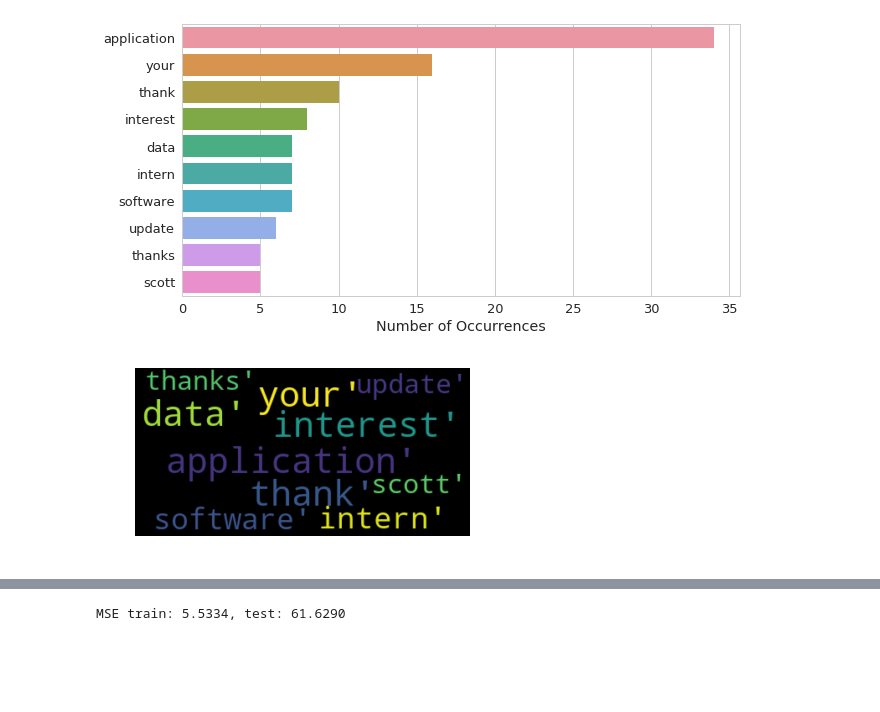
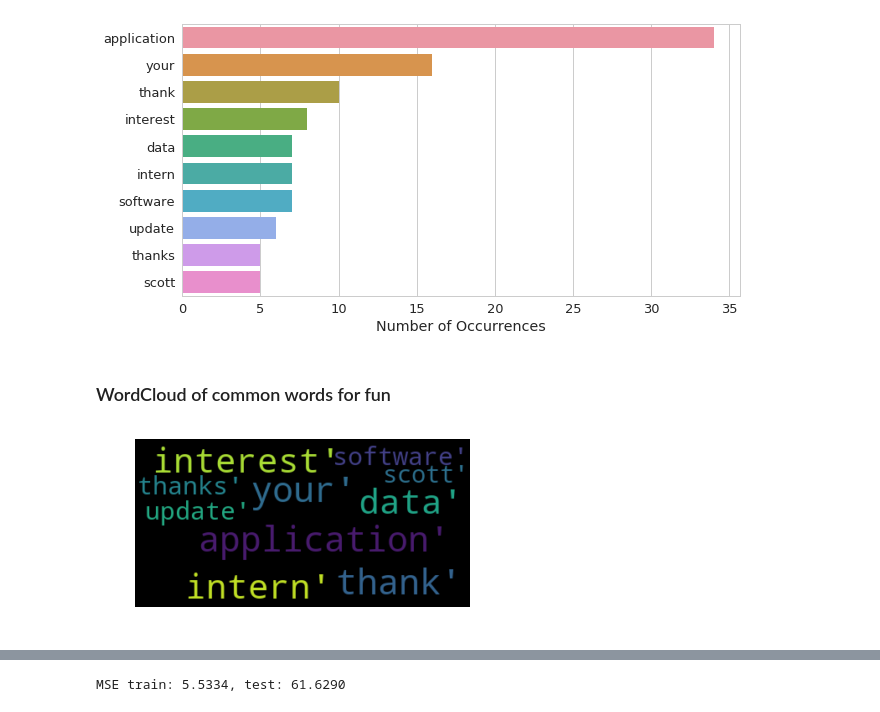
Before and after one commit to HvyD/Rejection-Letter-Analysis, a Jupyter notebook: Job Rejection Letter Analysis.ipynb, the cells around one changed output, grey strips where cells are left out. Saved outputs shown, nothing was run; the diff lists cells and outputs as text; code cells hidden in the pictures; blank space fills up the shorter version.

```diff
--- a/Job Rejection Letter Analysis.ipynb
+++ b/Job Rejection Letter Analysis.ipynb
@@ -201,11 +159,12 @@ plt.xlabel('Number of Occurrences');
 # %% [output]
 [figure]
+# %% [markdown]
+### WordCloud of common words for fun
 # %%
-#WordCloud of common words for fun
-wordcloud = WordCloud(max_font_size=42).generate(your_list)
+wordcloud = WordCloud(max_font_size=42).generate(str(words))
 plt.figure()
 plt.imshow(wordcloud, interpolation="bilinear")
 plt.axis("off")
 plt.show()
 # %% [output]
-[figure, old version]
+[figure, new version]
```
Also changed, not shown: parts of 29 cells of this notebook.
